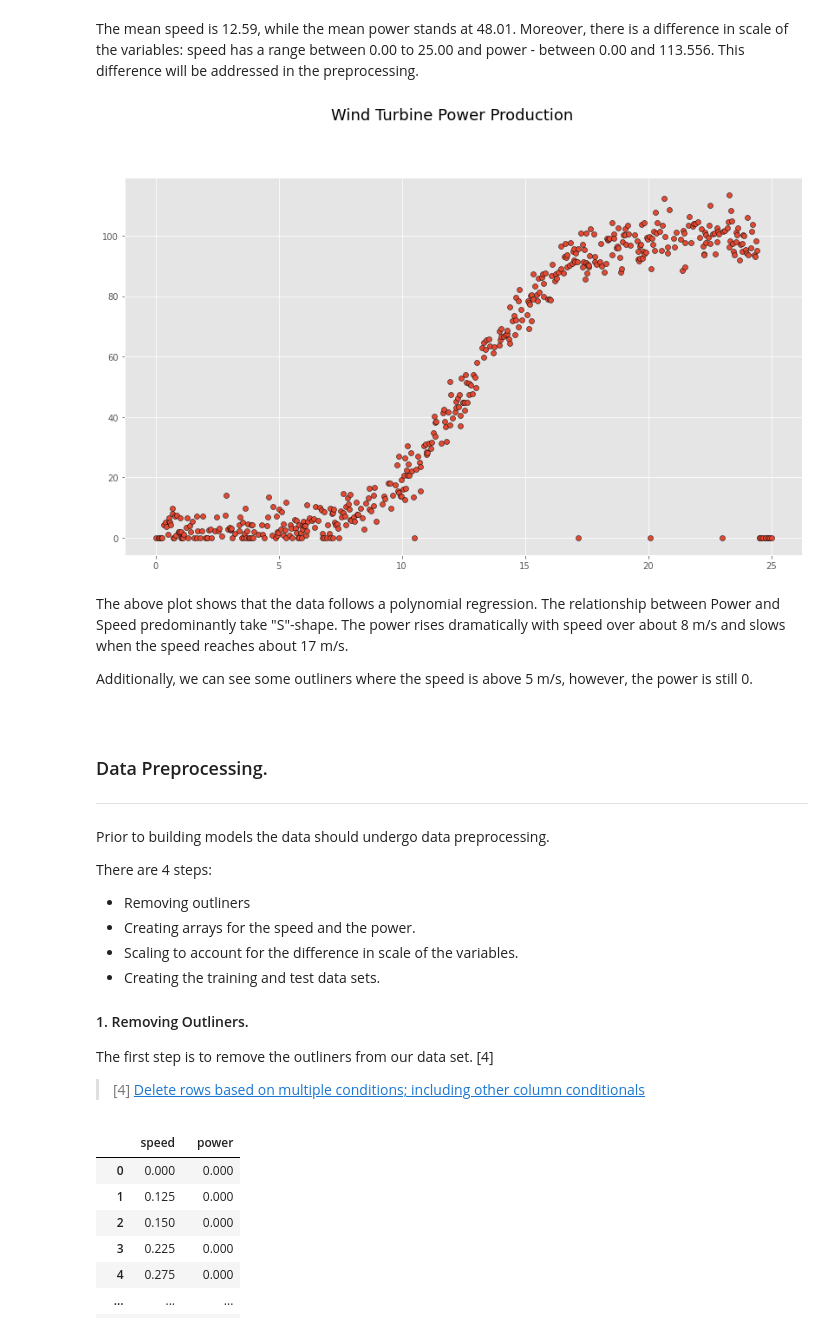
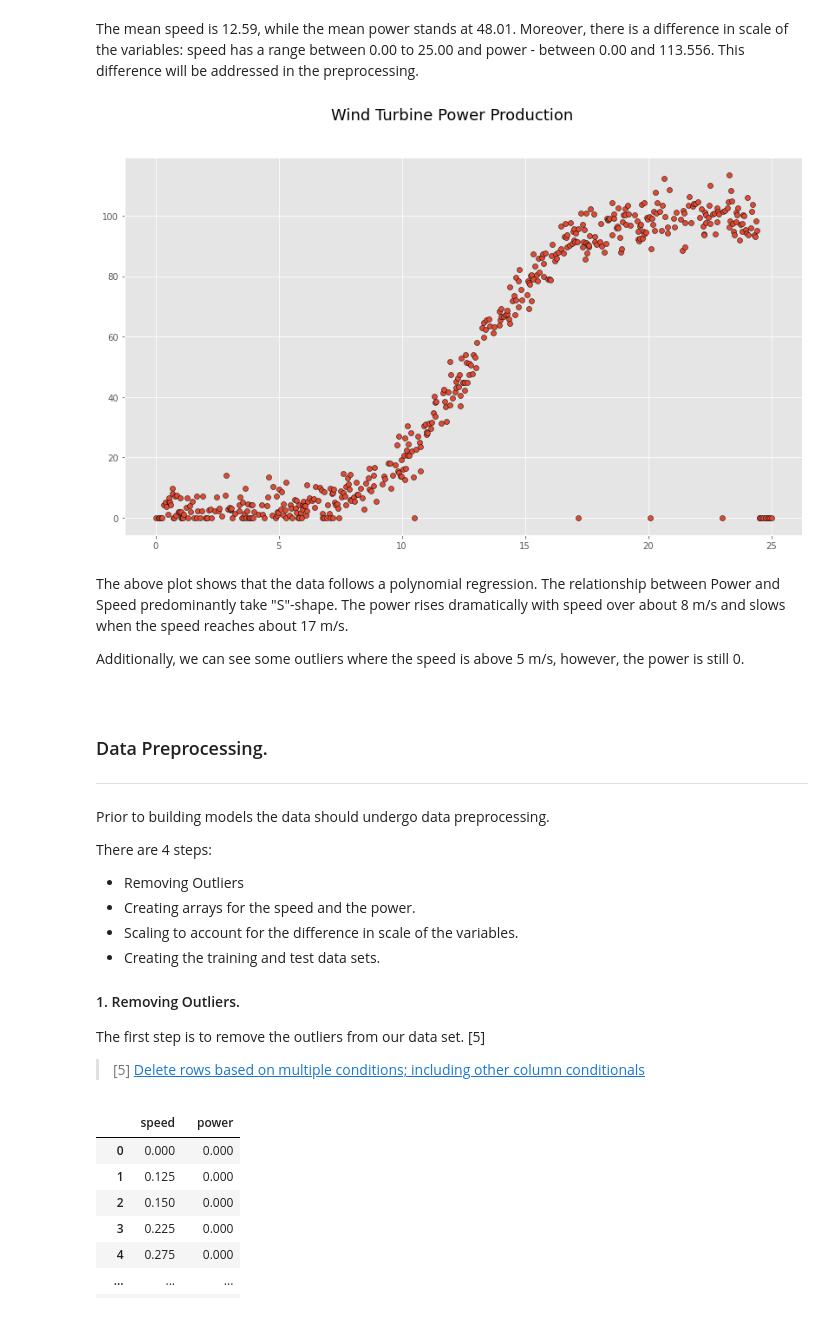
Before and after one commit to olgarozhdestvina/Machine-Learning-and-Statistics-Project, a Jupyter notebook: Power_production_model.ipynb, the cells around one changed output. Cells and saved outputs as stored; diff of their text form; code cells hidden in the pictures.

```diff
--- a/Power_production_model.ipynb
+++ b/Power_production_model.ipynb
@@ -129,19 +129,19 @@ The mean speed is 12.59, while the mean power stands at 48.01. Moreover, there i
 # %%
 # Create a figure. axis and title.
 fig,ax = plt.subplots()
-fig.suptitle("Wind Turbine Power Production", y=1.02)
+fig.suptitle("Wind Turbine Power Production")
 
 # Plot data.
 ax.scatter(df.speed, df.power,edgecolor="black")
 
 # Show the plot.
 plt.show()
 # %% [output]
-[figure, old version]
+[figure, new version]
 # %% [markdown]
 The above plot shows that the data follows a polynomial regression. The relationship between Power and Speed predominantly take "S"-shape. The power rises dramatically with speed over about 8 m/s and slows when the speed reaches about 17 m/s.
 
-Additionally, we can see some outliners where the speed is above 5 m/s, however, the power is still 0.
+Additionally, we can see some outliers where the speed is above 5 m/s, however, the power is still 0.
 # %% [markdown]
 <br>
 
@@ -151,13 +151,13 @@ ___
 Prior to building models the data should undergo data preprocessing.
 
 There are 4 steps:
-* Removing outliners
+* Removing Outliers
 * Creating arrays for the speed and the power.
 * Scaling to account for the difference in scale of the variables.
 * Creating the training and test data sets.
 
-#### 1. Removing Outliners.  <a name="outliners"></a>
-The first step is to remove the outliners from our data set. [4]
+#### 1. Removing Outliers.  <a name="outliers"></a>
+The first step is to remove the outliers from our data set. [5]
 
-> [4] [Delete rows based on multiple conditions; including other column conditionals](https://stackoverflow.com/questions/31997992/delete-rows-based-on-multiple-conditions-including-other-column-conditionals)
+> [5] [Delete rows based on multiple conditions; including other column conditionals](https://stackoverflow.com/questions/31997992/delete-rows-based-on-multiple-conditions-including-other-column-conditionals)
 # %%
```
Also changed, not shown: parts of 52 cells of this notebook.
